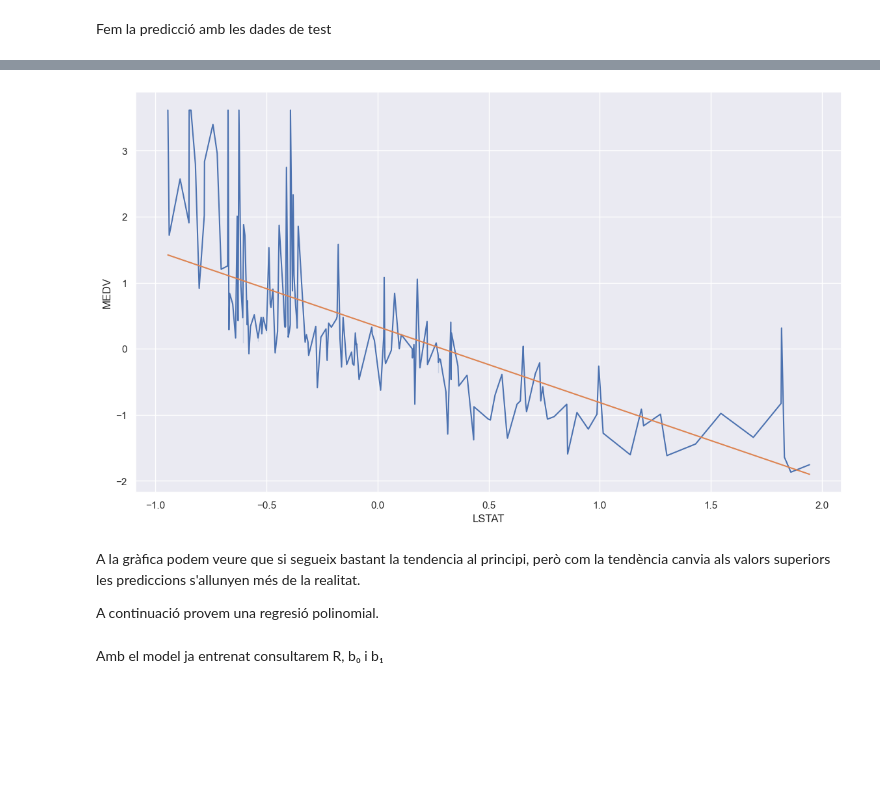
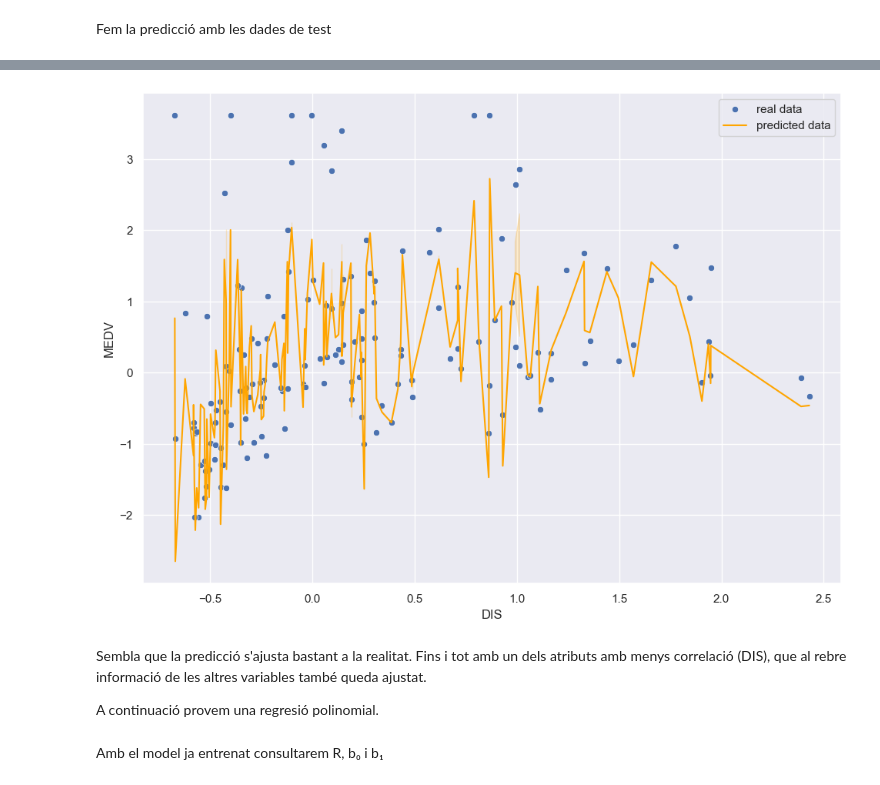
Before and after one commit to maribelseara/ML_regressions, a Jupyter notebook: ml_regressions.ipynb, the cells around one changed output, grey strips where cells are left out. Drawn from its saved outputs; the diff is of its cells as text; code cells hidden in the pictures; blank space fills up the shorter version.

```diff
--- a/ml_regressions.ipynb
+++ b/ml_regressions.ipynb
@@ -99 +105,3 @@ model_lineal=LinearRegression().fit(x, y)
+# %%
+model_lineal=LinearRegression().fit(X_train, y_train)
 # %% [markdown]
@@ -109,5 +120,2 @@ El coeficient b₁ és [-1.14999956]
 # %% [markdown]
 Fem la predicció amb les dades de test
-# %%
-x_test=np.array(test_df['LSTAT']).reshape(-1,1)
-y_test=np.array(test_df['MEDV'])
@@ -158,0 +122,2 @@ De moment a simple vista no sembla que hagi encertat massa
+# %%
+y_predict_lineal=model_lineal.predict(X_test)
@@ -158,0 +126,4 @@ De moment a simple vista no sembla que hagi encertat massa
+# %%
+sns.set(rc={'figure.figsize':(11,8)})
+ax=sns.scatterplot(x=X_test['LSTAT'], y=y_test, label='real data')
+ax1=sns.lineplot(x=X_test['LSTAT'], y=y_predict_lineal, color='orange', label='predicted data')
@@ -159,10 +132,10 @@ De moment a simple vista no sembla que hagi encertat massa
 # %%
-ax=sns.lineplot(x=test_df['LSTAT'], y=test_df['MEDV'])
-ax1=sns.lineplot(x=test_df['LSTAT'], y=y_predict_lineal)
+ax=sns.scatterplot(x=X_test['DIS'], y=y_test, label='real data')
+ax1=sns.lineplot(x=X_test['DIS'], y=y_predict_lineal, color='orange',label='predicted data')
 # %% [output]
-[figure, old version]
+[figure, new version]
-# %% [markdown]
-A la gràfica podem veure que si segueix bastant la tendencia al principi, però com la tendència canvia als valors superiors les prediccions s'allunyen més de la realitat.
-
-A continuació provem una regresió polinomial.
+# %% [markdown]
+Sembla que la predicció s'ajusta bastant a la realitat. Fins i tot amb un dels atributs amb menys correlació (DIS), que al rebre informació de les altres variables també queda ajustat.
+
+A continuació provem una regresió polinomial.
 # %%
```
Also changed, not shown: parts of 87 cells of this notebook.
